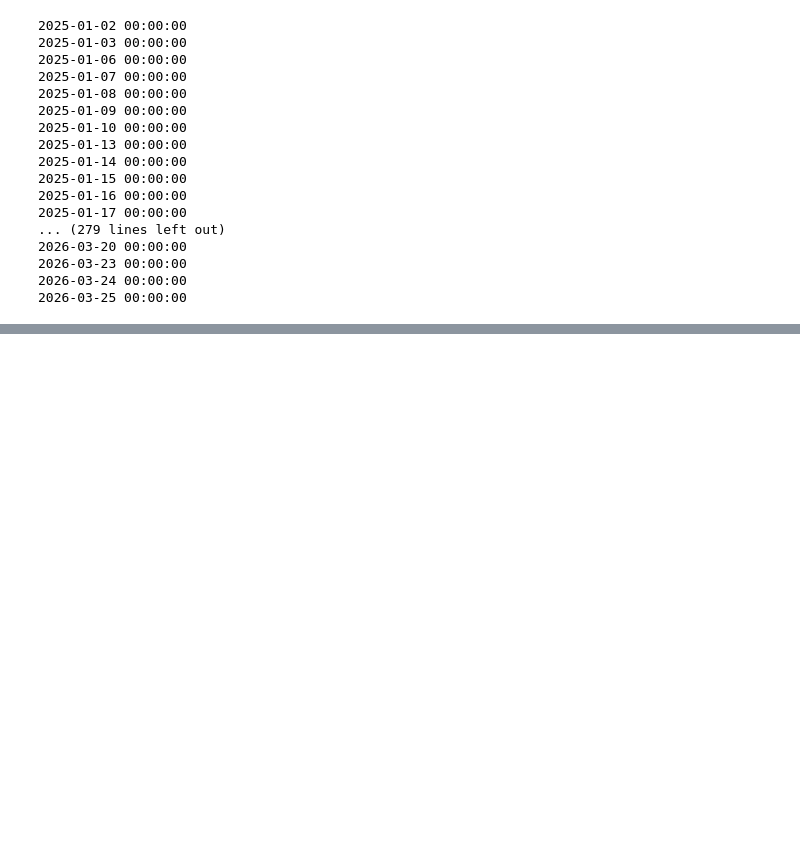
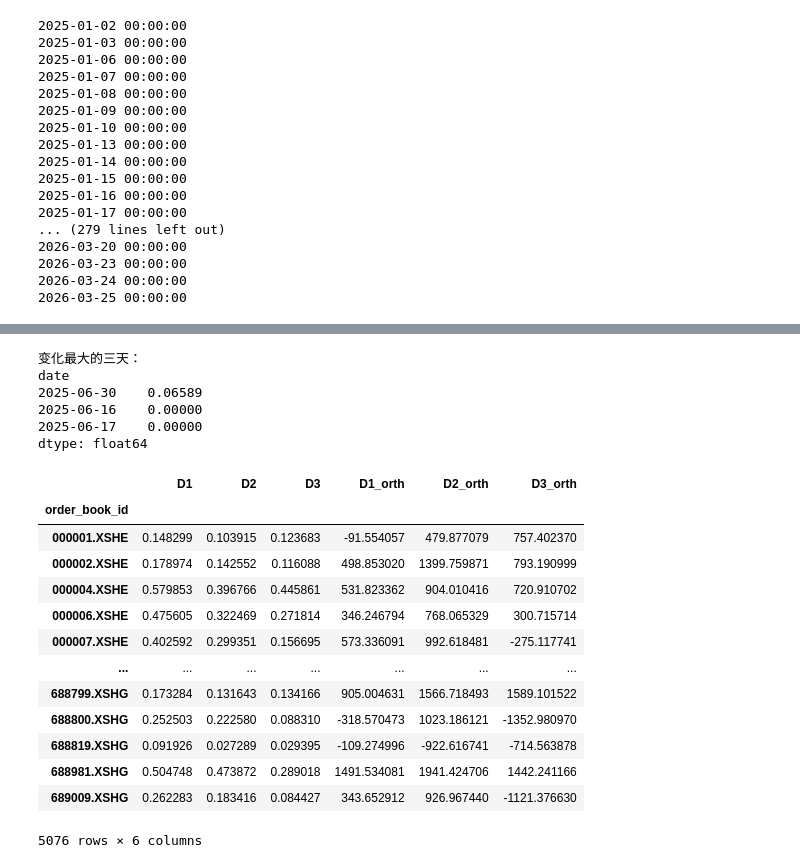
Before and after one commit to LeeSXS23456/REPOSITORY, a Jupyter notebook: data_extract.ipynb, the cells around one changed output, grey strips where cells are left out. Saved outputs shown, nothing was run; the diff lists cells and outputs as text; code cells hidden in the pictures; blank space fills up the shorter version.

```diff
--- a/data_extract.ipynb
+++ b/data_extract.ipynb
@@ -209,0 +224,40 @@ Requirement already satisfied: numpy==1.26.4 in d:\ana\envs\rqsdk\lib\site-packa
+# %%
+#check the weight change是不是在6、12月底
+temp = index_weights("000300.XSHG",start_date="2025-06-15", end_date="2025-7-16")
+df_wide = temp.unstack(level='order_book_id')['weight']
+# 计算每天与前一天的权重变化
+weight_changes = df_wide.diff()
+# 计算每天所有股票权重变化的绝对值之和
+daily_change_sum = weight_changes.abs().sum(axis=1)
+# 找到变化最大的三天
+top_3_days = daily_change_sum.nlargest(3)
+print("变化最大的三天：")
+print(top_3_days)
+# %% [output]
+变化最大的三天：
+date
+2025-06-30    0.06589
+2025-06-16    0.00000
+2025-06-17    0.00000
+dtype: float64
+# %%
+import pandas as pd
+desdir = "E:/SJTU/实习/国泰海通/barra因子/result/延迟alpha"
+dict_delay = pd.read_pickle(f"{desdir}/ortho_delay_measures_2024_2026_dict.pkl")
+#dict_delay[pd.Timestamp("2025-01-02")].to_excel(f"{desdir}/20250102_delay_measures_sample.xlsx")
+dict_delay[pd.Timestamp("2025-01-02")]
+# %% [output]
+|  | D1 | D2 | D3 | D1_orth | D2_orth | D3_orth |
+| order_book_id |  |  |  |  |  |  |
+| 000001.XSHE | 0.148299 | 0.103915 | 0.123683 | -91.554057 | 479.877079 | 757.402370 |
+| 000002.XSHE | 0.178974 | 0.142552 | 0.116088 | 498.853020 | 1399.759871 | 793.190999 |
+| 000004.XSHE | 0.579853 | 0.396766 | 0.445861 | 531.823362 | 904.010416 | 720.910702 |
+| 000006.XSHE | 0.475605 | 0.322469 | 0.271814 | 346.246794 | 768.065329 | 300.715714 |
+| 000007.XSHE | 0.402592 | 0.299351 | 0.156695 | 573.336091 | 992.618481 | -275.117741 |
+| ... | ... | ... | ... | ... | ... | ... |
+| 688799.XSHG | 0.173284 | 0.131643 | 0.134166 | 905.004631 | 1566.718493 | 1589.101522 |
+| 688800.XSHG | 0.252503 | 0.222580 | 0.088310 | -318.570473 | 1023.186121 | -1352.980970 |
+| 688819.XSHG | 0.091926 | 0.027289 | 0.029395 | -109.274996 | -922.616741 | -714.563878 |
+| 688981.XSHG | 0.504748 | 0.473872 | 0.289018 | 1491.534081 | 1941.424706 | 1442.241166 |
+| 689009.XSHG | 0.262283 | 0.183416 | 0.084427 | 343.652912 | 926.967440 | -1121.376630 |
+5076 rows × 6 columns
```
Also changed, not shown: parts of 8 cells of this notebook.
